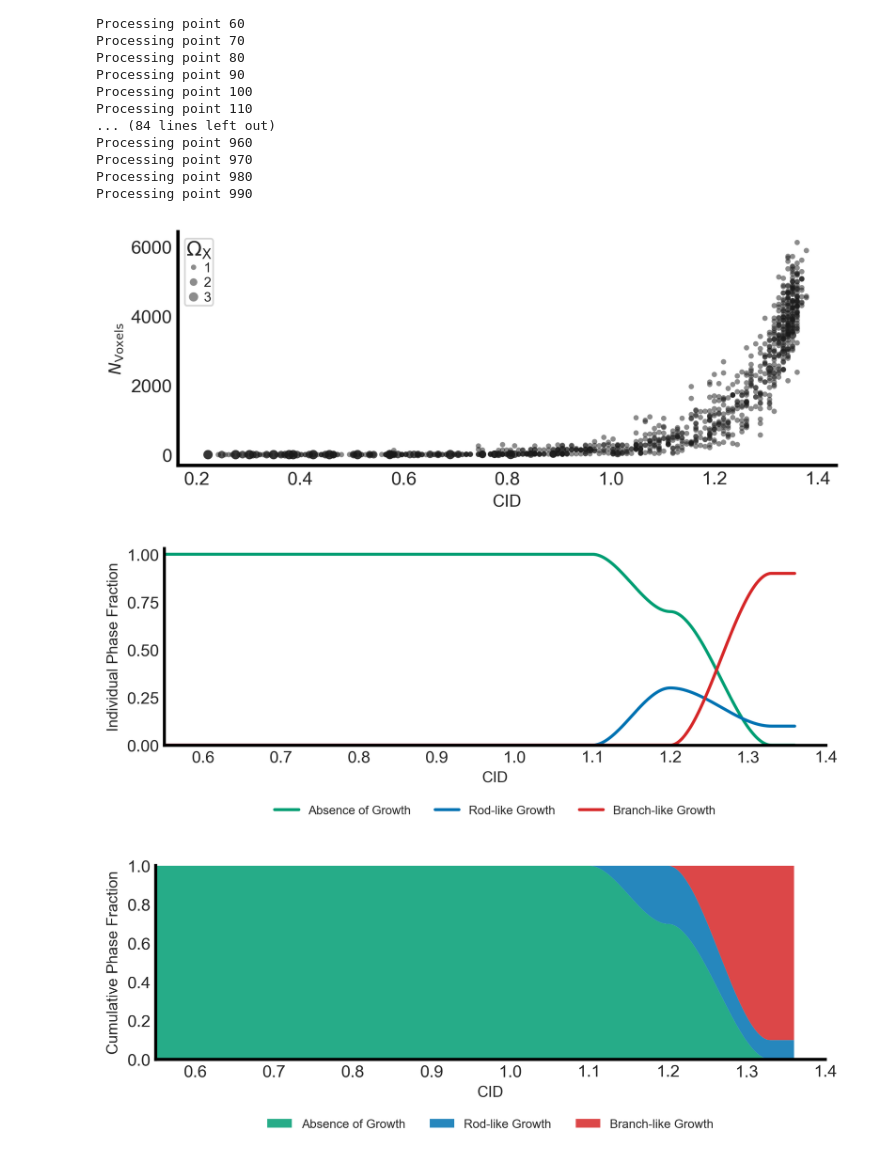
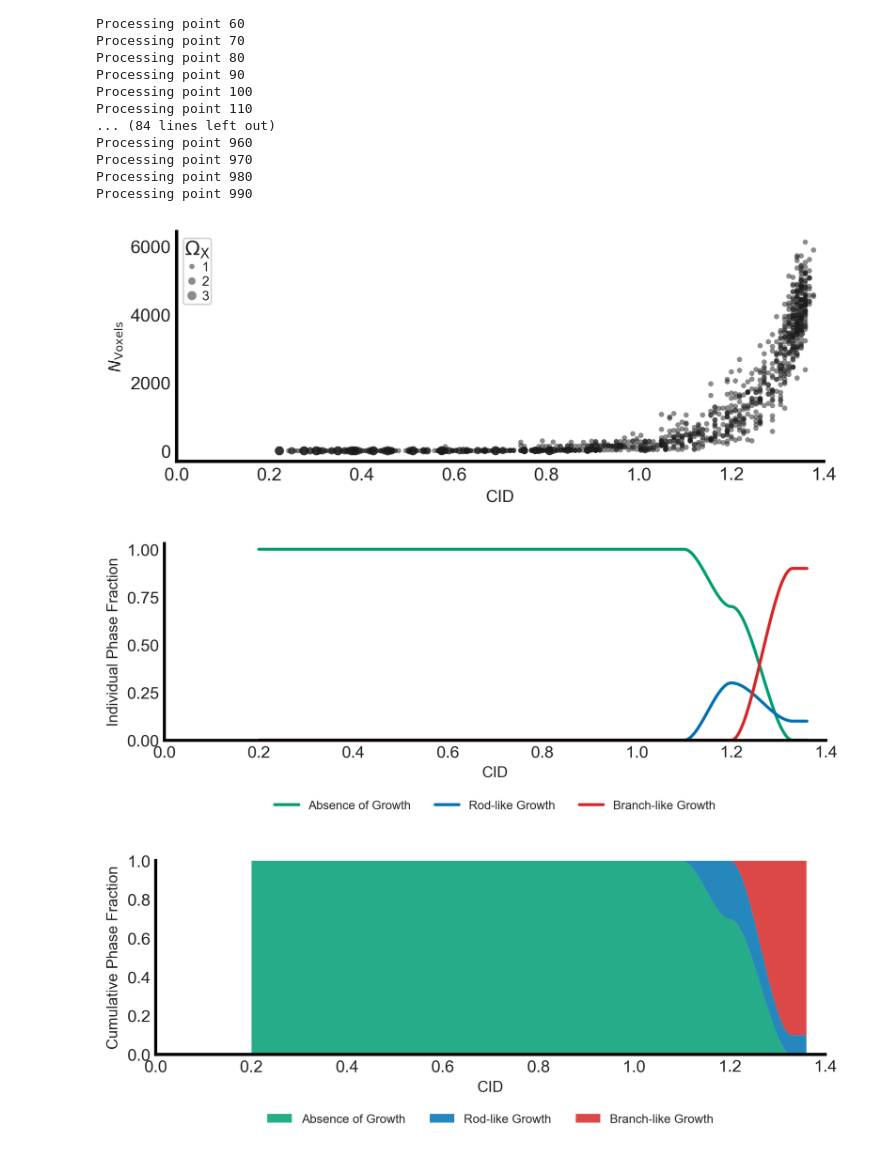
Before and after one commit to jaime-berkovich/Conway_Trees, a Jupyter notebook: Python Scripts and Data/Voxel_Number_Phase_Transition.ipynb, the cells around one changed output. Saved outputs shown, nothing was run; the diff lists cells and outputs as text; code cells hidden in the pictures.

```diff
--- a/Python Scripts and Data/Voxel_Number_Phase_Transition.ipynb
+++ b/Python Scripts and Data/Voxel_Number_Phase_Transition.ipynb
@@ -147,6 +147,7 @@ def plot_results(df, point_sizes):
 
     # Remove tick marks
     ax.tick_params(left=False, bottom=False)
+    ax.set_xlim(0, 1.4)
 
     plt.xlabel('CID', fontsize=10)
     plt.ylabel('$N_{\\mathrm{Voxels}}$', fontsize=10)
@@ -177,7 +178,7 @@ def plot_results(df, point_sizes):
 # Plot the results
 plot_results(df, point_sizes)
 # %% [output]
-[figure, old version]
+[figure, new version]
 # %%
 import numpy as np
 import matplotlib.pyplot as plt
@@ -186,7 +187,7 @@ import matplotlib.pyplot as plt
 fig, ax = plt.subplots(figsize=(7.01, 3), dpi=300)
 
 # CID domain
-x = np.linspace(0.55, 1.36, 800)
+x = np.linspace(0.2, 1.36, 800)
 
 # smooth-step helper (C¹ continuous S-curve)
 def smooth(t):            # t in [0,1]
@@ -226,7 +227,7 @@ ax.plot(x, blue,  color='#0072B2', lw=2, label='Rod-like Growth')    # blue
 ax.plot(x, red,   color='#D62728', lw=2, label='Branch-like Growth') # red
 
 # ── axes formatting ────────────────────────────────────────────
-ax.set_xlim(0.55, 1.4)
+ax.set_xlim(0, 1.4)
 ax.set_ylim(0.0, 1.03)
 ax.set_xlabel('CID', fontsize=10)
 ax.set_ylabel('Individual Phase Fraction', fontsize=10)
@@ -249,7 +250,7 @@ ax.tick_params(left=False, bottom=False)
 plt.tight_layout()
 plt.show()
 # %% [output]
-[figure, old version]
+[figure, new version]
 # %%
 # ── PHASE-DIAGRAM FIGURE ───────────────────────────────────────
 import matplotlib.pyplot as plt
@@ -257,32 +258,32 @@ import matplotlib.pyplot as plt
 fig, ax = plt.subplots(figsize=(7.01, 3), dpi=300)
 
 # stacked area plot
 ax.stackplot(x,
              green, blue, red,
              colors=['#009E73', '#0072B2', '#D62728'],
              labels=['Absence of Growth', 'Rod-like Growth', 'Branch-like Growth'],
              alpha=0.85, linewidth=0)
 
 # axes limits & labels
-ax.set_xlim(0.55, 1.4)
+ax.set_xlim(0, 1.4)
 ax.set_ylim(0.0, 1.0)
 ax.set_xlabel('CID', fontsize=10)
 ax.set_ylabel('Cumulative Phase Fraction', fontsize=10)
 
 # neat spines
 for side in ['top', 'right']:
     ax.spines[side].set_visible(False)
 for side in ['left', 'bottom']:
     ax.spines[side].set_edgecolor('black'); ax.spines[side].set_linewidth(2)
 
 ax.tick_params(direction='in', left=True, bottom=True)
 
 ax.legend(frameon=False, fontsize=8, ncol=3,
           loc='upper center', bbox_to_anchor=(0.5, -0.25))
 
 ax.tick_params(left=False, bottom=False)
 
 plt.tight_layout()
 plt.show()
 # %% [output]
-[figure, old version]
+[figure, new version]
```
